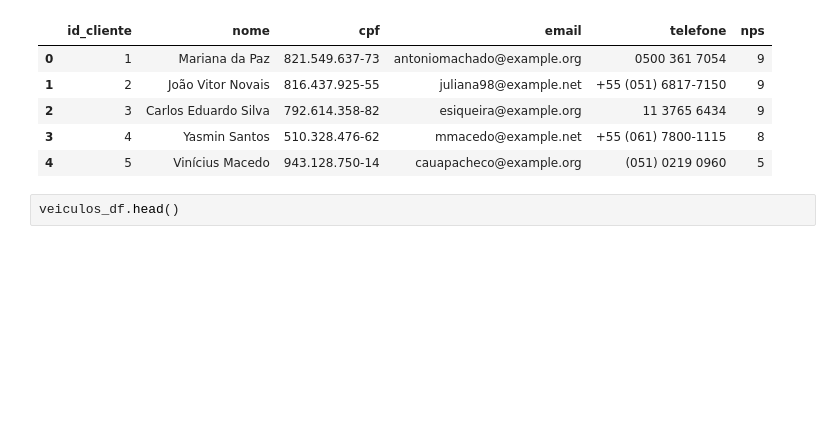
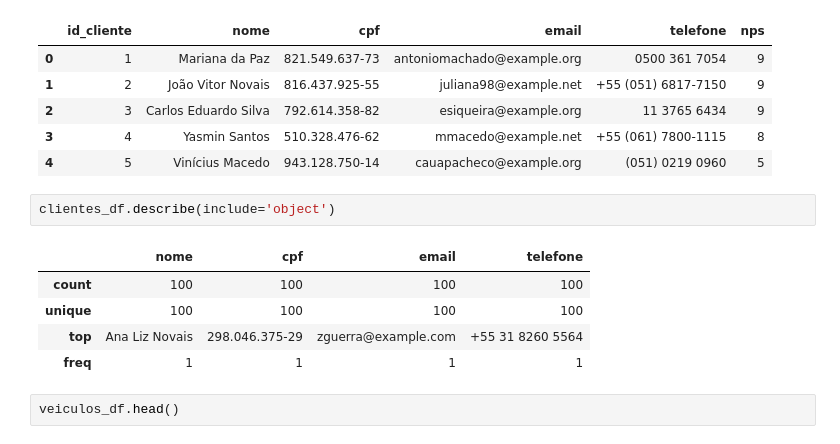
Before and after one commit to fabiobaroliveira/gerador_base_de_dados, a Jupyter notebook: locadora_de_veículos.ipynb, the cells around one changed output. Saved outputs shown, nothing was run; the diff lists cells and outputs as text; blank space fills up the shorter version.

```diff
--- a/locadora_de_veículos.ipynb
+++ b/locadora_de_veículos.ipynb
@@ -214,6 +214,14 @@ clientes_df.head()
 | 2 | 3 | Carlos Eduardo Silva | 792.614.358-82 | esiqueira@example.org | 11 3765 6434 | 9 |
 | 3 | 4 | Yasmin Santos | 510.328.476-62 | mmacedo@example.net | +55 (061) 7800-1115 | 8 |
 | 4 | 5 | Vinícius Macedo | 943.128.750-14 | cauapacheco@example.org | (051) 0219 0960 | 5 |
+# %%
+clientes_df.describe(include='object')
+# %% [output]
+|  | nome | cpf | email | telefone |
+| count | 100 | 100 | 100 | 100 |
+| unique | 100 | 100 | 100 | 100 |
+| top | Ana Liz Novais | 298.046.375-29 | zguerra@example.com | +55 31 8260 5564 |
+| freq | 1 | 1 | 1 | 1 |
 # %%
 veiculos_df.head()
 # %% [output]
```
Also changed, not shown: parts of 2 cells of this notebook.
